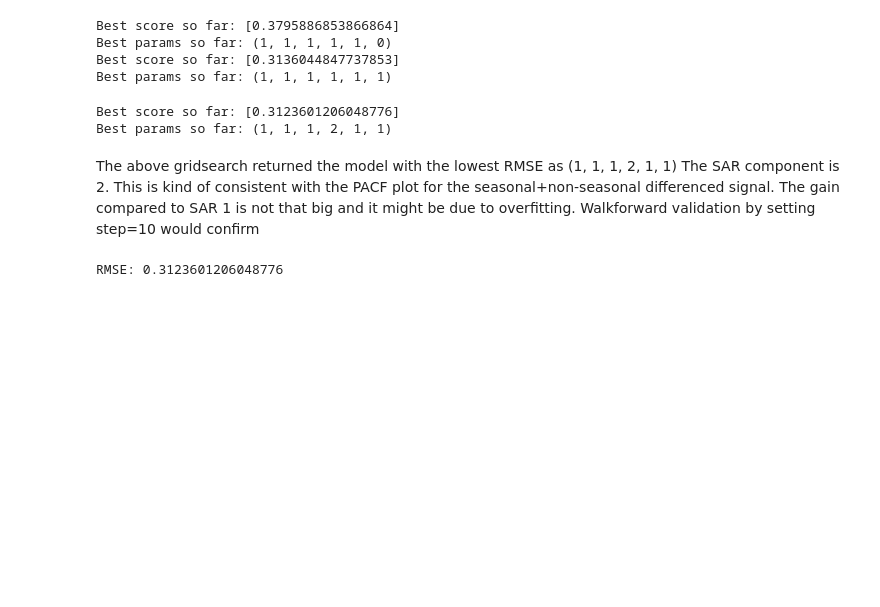
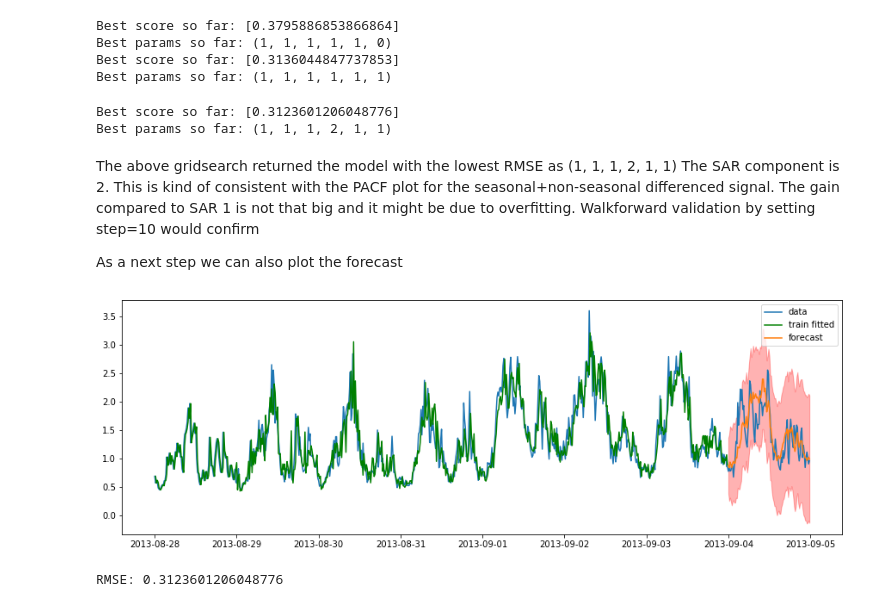
Before and after one commit to athalji/Timeseries_Forecasting_AWS, a Jupyter notebook: ARIMA_forecasting_methods.ipynb, the cells around one changed output. Saved outputs shown, nothing was run; the diff lists cells and outputs as text; code cells hidden in the pictures; blank space fills up the shorter version.

```diff
--- a/ARIMA_forecasting_methods.ipynb
+++ b/ARIMA_forecasting_methods.ipynb
@@ -406,6 +379,14 @@ Best params so far: (1, 1, 1, 2, 1, 1)
 # %% [markdown]
 The above gridsearch returned the model with the lowest RMSE as (1, 1, 1, 2, 1, 1)
 The SAR component is 2. This is kind of consistent with the PACF plot for the seasonal+non-seasonal differenced signal. The gain compared to SAR 1 is not that big and it might be due to overfitting. Walkforward validation by setting step=10 would confirm
+
+As a next step we can also plot the forecast
+# %%
+arima=ARIMA(train['DL user tput'],order=(1,1,1),seasonal_order=(2,1,1,96))
+arima_result=arima.fit()
+plot_fit_and_forecast_diff(arima_result,d=1)
+# %% [output]
+[figure, added]
 # %%
 def rmsefun(result,is_logged):
   y=result.forecast(Samtest)
```
Also changed, not shown: parts of 4 cells of this notebook.
